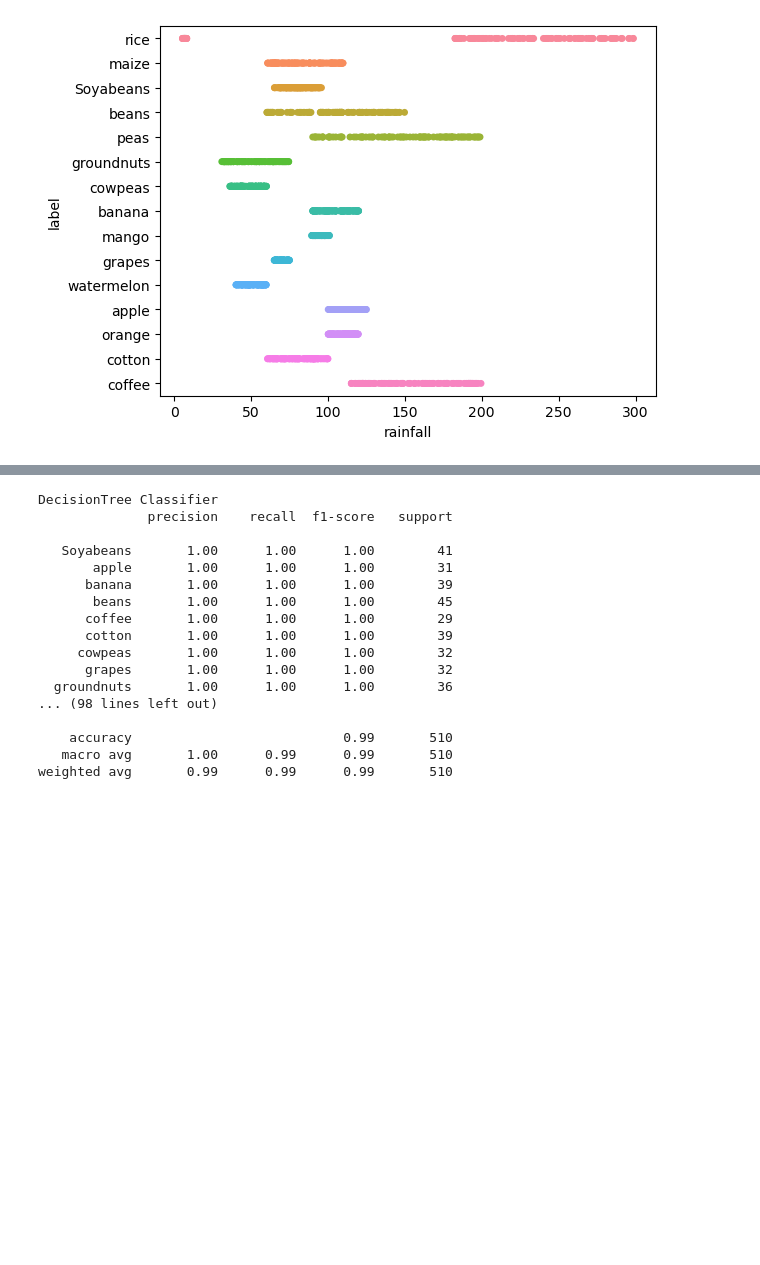
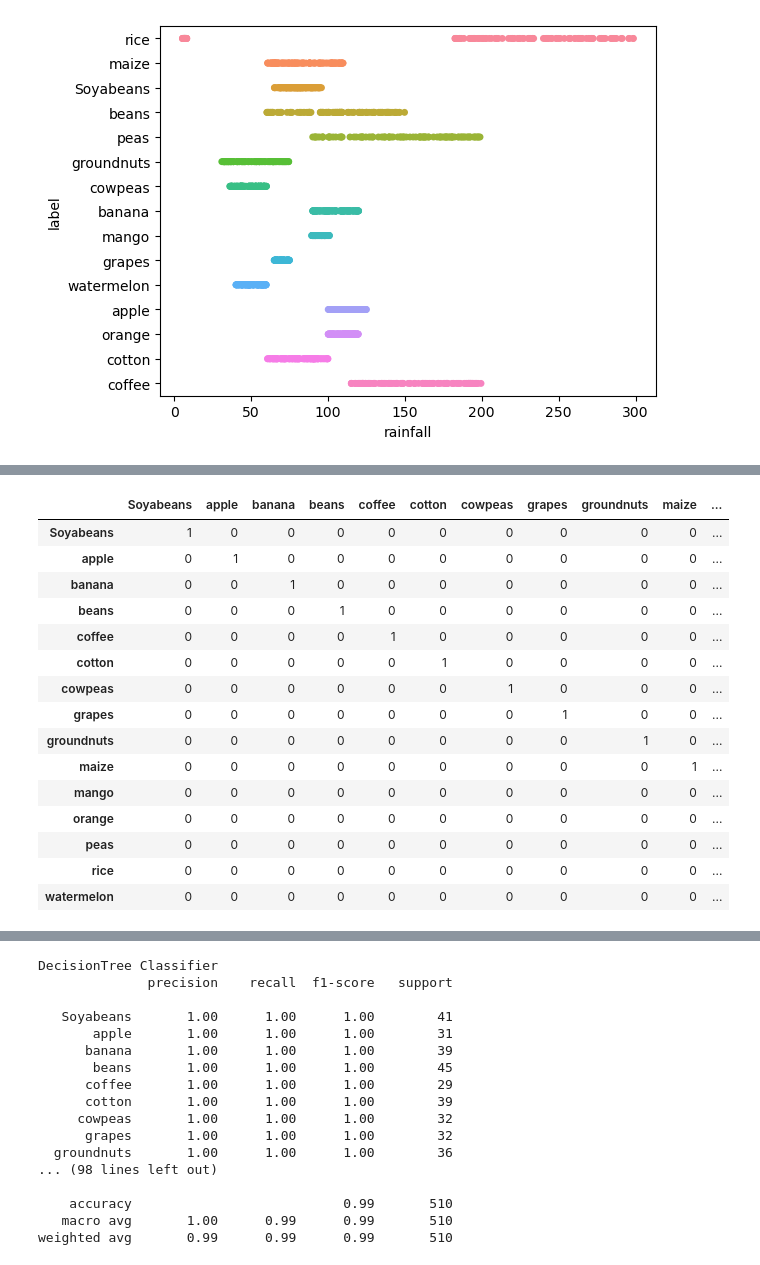
Before and after one commit to michael3770/Udacity-Data-Science-Nanodegree-Projects, a Jupyter notebook: Data Science Blog Post/crop_recommend.ipynb, the cells around one changed output, grey strips where cells are left out. Drawn from its saved outputs; the diff is of its cells as text; code cells hidden in the pictures; blank space fills up the shorter version.

```diff
--- a/Data Science Blog Post/crop_recommend.ipynb
+++ b/Data Science Blog Post/crop_recommend.ipynb
@@ -153,0 +159,34 @@ Lets try a few algorithms for the classification task.
+# %%
+## Create a incompatible_df, which is square matrix from crops x crops.transpose(), then fill value to 1
+## If any range mismatch is found between two crops, set the value to 0
+
+crops = minmax.index.tolist()
+environment = df.columns.drop('label').tolist()
+incompatible_df = pd.DataFrame(index=crops, columns=crops)
+incompatible_df.fillna(1, inplace=True)
+for c1 in crops:
+    for c2 in crops:
+        if c1 == c2:
+            continue
+        for e in environment:
+            if (minmax.loc[c1, (e, 'min')] > minmax.loc[c2, (e, 'max')]) or (minmax.loc[c1, (e, 'max')] < minmax.loc[c2, (e, 'min')]):
+                incompatible_df.loc[c1, c2] = 0
+# %%
+incompatible_df
+# %% [output]
+|  | Soyabeans | apple | banana | beans | coffee | cotton | cowpeas | grapes | groundnuts | maize | ... |
+| Soyabeans | 1 | 0 | 0 | 0 | 0 | 0 | 0 | 0 | 0 | 0 | ... |
+| apple | 0 | 1 | 0 | 0 | 0 | 0 | 0 | 0 | 0 | 0 | ... |
+| banana | 0 | 0 | 1 | 0 | 0 | 0 | 0 | 0 | 0 | 0 | ... |
+| beans | 0 | 0 | 0 | 1 | 0 | 0 | 0 | 0 | 0 | 0 | ... |
+| coffee | 0 | 0 | 0 | 0 | 1 | 0 | 0 | 0 | 0 | 0 | ... |
+| cotton | 0 | 0 | 0 | 0 | 0 | 1 | 0 | 0 | 0 | 0 | ... |
+| cowpeas | 0 | 0 | 0 | 0 | 0 | 0 | 1 | 0 | 0 | 0 | ... |
+| grapes | 0 | 0 | 0 | 0 | 0 | 0 | 0 | 1 | 0 | 0 | ... |
+| groundnuts | 0 | 0 | 0 | 0 | 0 | 0 | 0 | 0 | 1 | 0 | ... |
+| maize | 0 | 0 | 0 | 0 | 0 | 0 | 0 | 0 | 0 | 1 | ... |
+| mango | 0 | 0 | 0 | 0 | 0 | 0 | 0 | 0 | 0 | 0 | ... |
+| orange | 0 | 0 | 0 | 0 | 0 | 0 | 0 | 0 | 0 | 0 | ... |
+| peas | 0 | 0 | 0 | 0 | 0 | 0 | 0 | 0 | 0 | 0 | ... |
+| rice | 0 | 0 | 0 | 0 | 0 | 0 | 0 | 0 | 0 | 0 | ... |
+| watermelon | 0 | 0 | 0 | 0 | 0 | 0 | 0 | 0 | 0 | 0 | ... |
```
Also changed, not shown: parts of 25 cells of this notebook, 1 other file.
